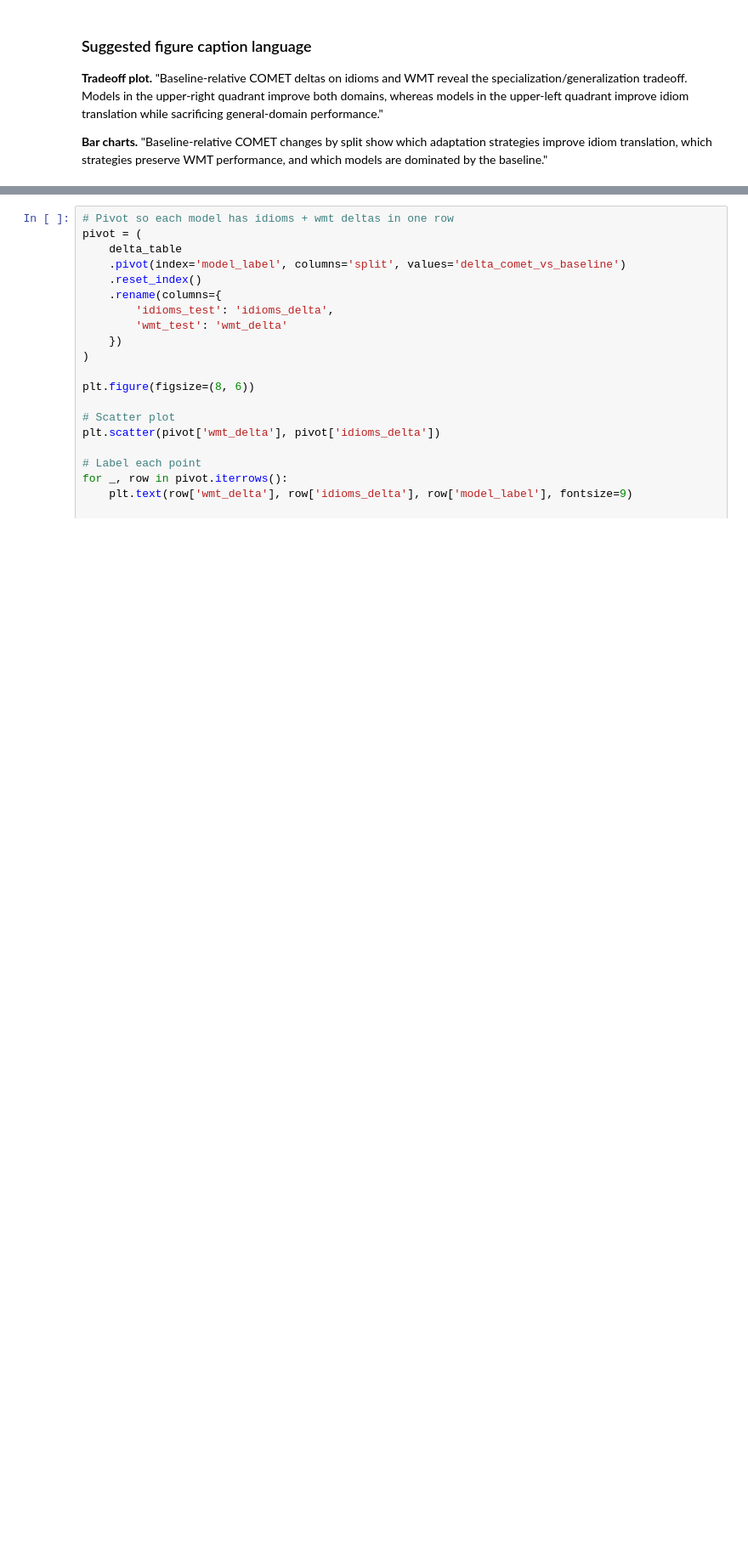
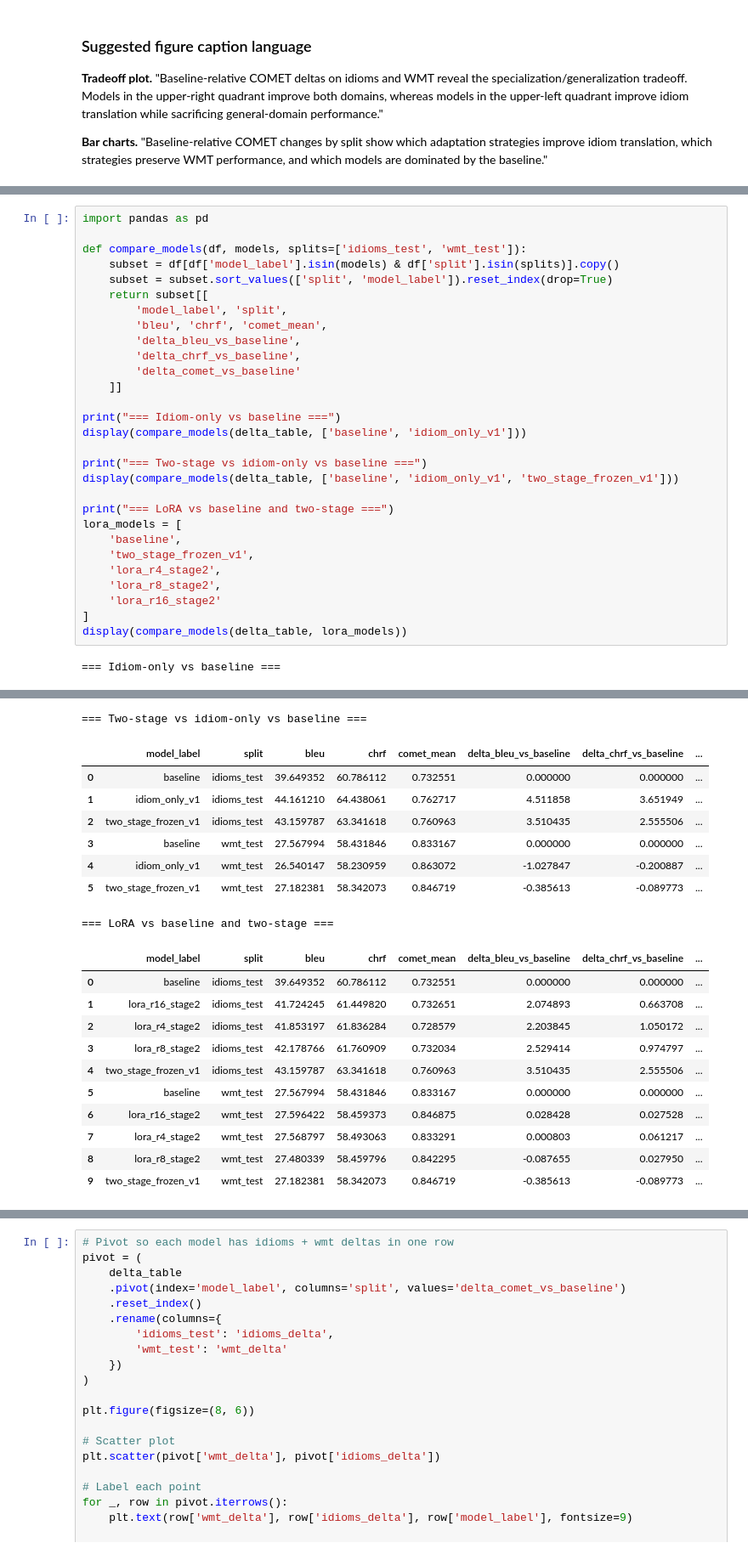
Before and after one commit to auntiepersilla/Idiom_Aware_MT_Finetuning_EN-DE, a Jupyter notebook: notebooks/11_analysis_comet_pipeline.ipynb, the cells around one changed output, grey strips where cells are left out. Shown at 85% size. Drawn from its saved outputs; the diff is of its cells as text; blank space fills up the shorter version.

```diff
--- a/notebooks/11_analysis_comet_pipeline.ipynb
+++ b/notebooks/11_analysis_comet_pipeline.ipynb
@@ -427,0 +437,31 @@ for split_name, title_suffix in [('idioms_test', 'Idioms'), ('wmt_test', 'WMT')]
+# %%
+import pandas as pd
+
+def compare_models(df, models, splits=['idioms_test', 'wmt_test']):
+    subset = df[df['model_label'].isin(models) & df['split'].isin(splits)].copy()
+    subset = subset.sort_values(['split', 'model_label']).reset_index(drop=True)
+    return subset[[
+        'model_label', 'split',
+        'bleu', 'chrf', 'comet_mean',
+        'delta_bleu_vs_baseline',
+        'delta_chrf_vs_baseline',
+        'delta_comet_vs_baseline'
+    ]]
+
+print("=== Idiom-only vs baseline ===")
+display(compare_models(delta_table, ['baseline', 'idiom_only_v1']))
+
+print("=== Two-stage vs idiom-only vs baseline ===")
+display(compare_models(delta_table, ['baseline', 'idiom_only_v1', 'two_stage_frozen_v1']))
+
+print("=== LoRA vs baseline and two-stage ===")
+lora_models = [
+    'baseline',
+    'two_stage_frozen_v1',
+    'lora_r4_stage2',
+    'lora_r8_stage2',
+    'lora_r16_stage2'
+]
+display(compare_models(delta_table, lora_models))
+# %% [output]
+=== Idiom-only vs baseline ===
@@ -427,0 +473,20 @@ for split_name, title_suffix in [('idioms_test', 'Idioms'), ('wmt_test', 'WMT')]
+=== Two-stage vs idiom-only vs baseline ===
+|  | model_label | split | bleu | chrf | comet_mean | delta_bleu_vs_baseline | delta_chrf_vs_baseline | ... |
+| 0 | baseline | idioms_test | 39.649352 | 60.786112 | 0.732551 | 0.000000 | 0.000000 | ... |
+| 1 | idiom_only_v1 | idioms_test | 44.161210 | 64.438061 | 0.762717 | 4.511858 | 3.651949 | ... |
+| 2 | two_stage_frozen_v1 | idioms_test | 43.159787 | 63.341618 | 0.760963 | 3.510435 | 2.555506 | ... |
+| 3 | baseline | wmt_test | 27.567994 | 58.431846 | 0.833167 | 0.000000 | 0.000000 | ... |
+| 4 | idiom_only_v1 | wmt_test | 26.540147 | 58.230959 | 0.863072 | -1.027847 | -0.200887 | ... |
+| 5 | two_stage_frozen_v1 | wmt_test | 27.182381 | 58.342073 | 0.846719 | -0.385613 | -0.089773 | ... |
+=== LoRA vs baseline and two-stage ===
+|  | model_label | split | bleu | chrf | comet_mean | delta_bleu_vs_baseline | delta_chrf_vs_baseline | ... |
+| 0 | baseline | idioms_test | 39.649352 | 60.786112 | 0.732551 | 0.000000 | 0.000000 | ... |
+| 1 | lora_r16_stage2 | idioms_test | 41.724245 | 61.449820 | 0.732651 | 2.074893 | 0.663708 | ... |
+| 2 | lora_r4_stage2 | idioms_test | 41.853197 | 61.836284 | 0.728579 | 2.203845 | 1.050172 | ... |
+| 3 | lora_r8_stage2 | idioms_test | 42.178766 | 61.760909 | 0.732034 | 2.529414 | 0.974797 | ... |
+| 4 | two_stage_frozen_v1 | idioms_test | 43.159787 | 63.341618 | 0.760963 | 3.510435 | 2.555506 | ... |
+| 5 | baseline | wmt_test | 27.567994 | 58.431846 | 0.833167 | 0.000000 | 0.000000 | ... |
+| 6 | lora_r16_stage2 | wmt_test | 27.596422 | 58.459373 | 0.846875 | 0.028428 | 0.027528 | ... |
+| 7 | lora_r4_stage2 | wmt_test | 27.568797 | 58.493063 | 0.833291 | 0.000803 | 0.061217 | ... |
+| 8 | lora_r8_stage2 | wmt_test | 27.480339 | 58.459796 | 0.842295 | -0.087655 | 0.027950 | ... |
+| 9 | two_stage_frozen_v1 | wmt_test | 27.182381 | 58.342073 | 0.846719 | -0.385613 | -0.089773 | ... |
```
Also changed, not shown: parts of 6 cells of this notebook.
